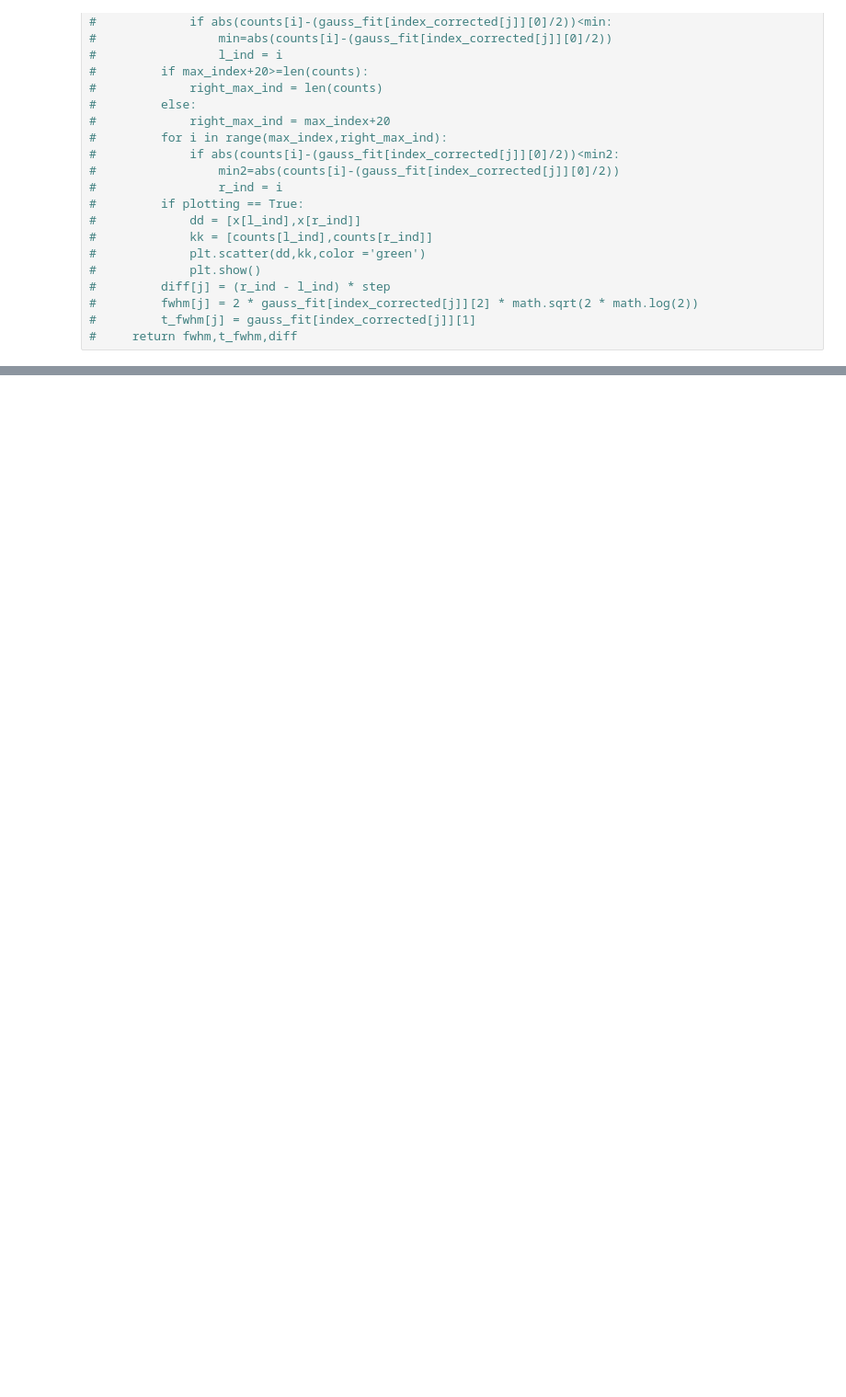
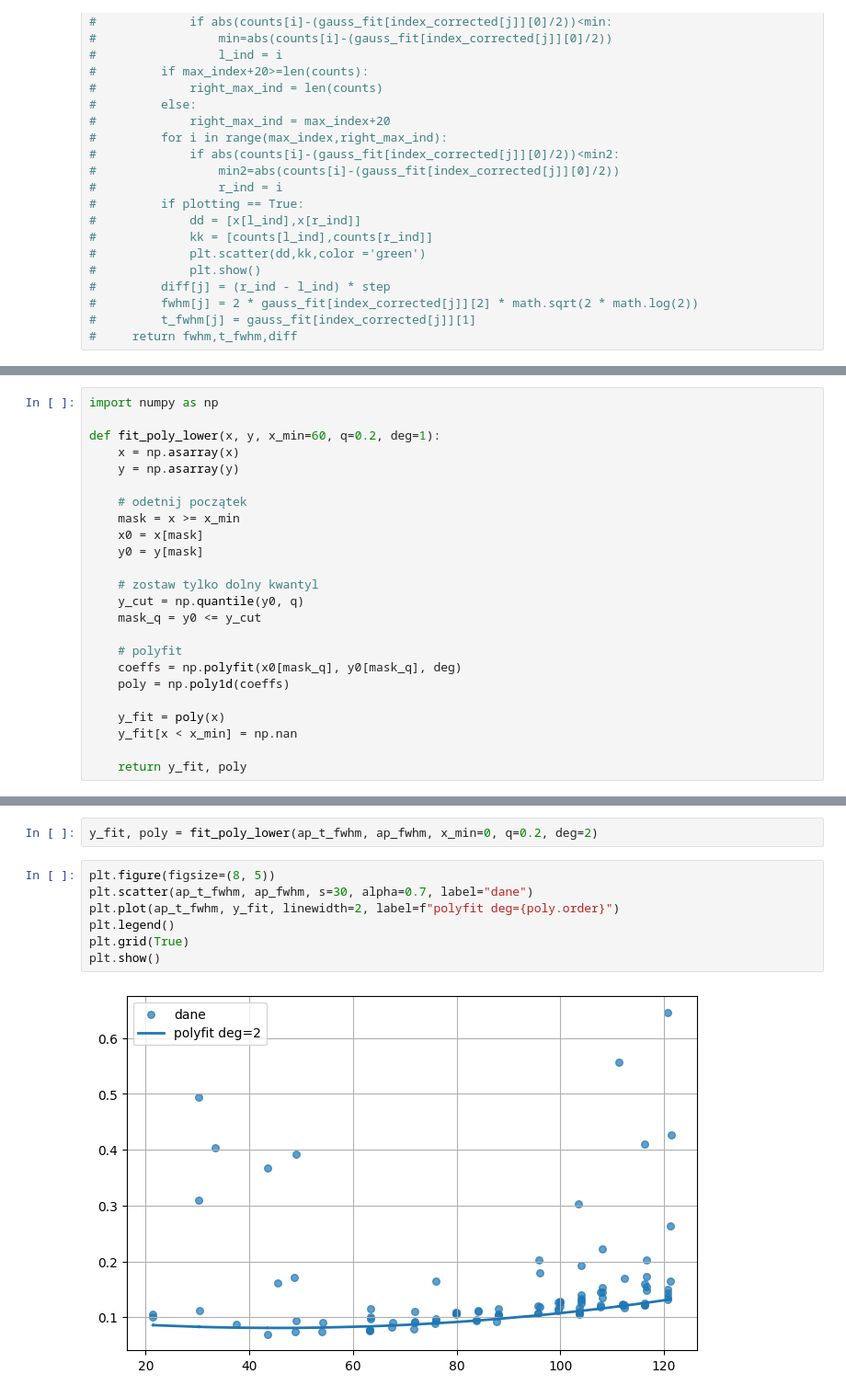
Before and after one commit to natkurdz/XRD-AI, a Jupyter notebook: aparature_func.ipynb, the cells around one changed output, grey strips where cells are left out. Shown at 92% size. Cells and saved outputs as stored; diff of their text form; blank space fills up the shorter version.

```diff
--- a/aparature_func.ipynb
+++ b/aparature_func.ipynb
@@ -294,0 +520,24 @@ plt.scatter(t_fwhm,fwhm)
+# %%
+import numpy as np
+
+def fit_poly_lower(x, y, x_min=60, q=0.2, deg=1):
+    x = np.asarray(x)
+    y = np.asarray(y)
+
+    # odetnij początek
+    mask = x >= x_min
+    x0 = x[mask]
+    y0 = y[mask]
+
+    # zostaw tylko dolny kwantyl
+    y_cut = np.quantile(y0, q)
+    mask_q = y0 <= y_cut
+
+    # polyfit
+    coeffs = np.polyfit(x0[mask_q], y0[mask_q], deg)
+    poly = np.poly1d(coeffs)
+
+    y_fit = poly(x)
+    y_fit[x < x_min] = np.nan
+
+    return y_fit, poly
@@ -294,0 +605,11 @@ plt.scatter(t_fwhm,fwhm)
+# %%
+y_fit, poly = fit_poly_lower(ap_t_fwhm, ap_fwhm, x_min=0, q=0.2, deg=2)
+# %%
+plt.figure(figsize=(8, 5))
+plt.scatter(ap_t_fwhm, ap_fwhm, s=30, alpha=0.7, label="dane")
+plt.plot(ap_t_fwhm, y_fit, linewidth=2, label=f"polyfit deg={poly.order}")
+plt.legend()
+plt.grid(True)
+plt.show()
+# %% [output]
+[figure, added]
```
Also changed, not shown: parts of 41 cells of this notebook, 1 other file.
